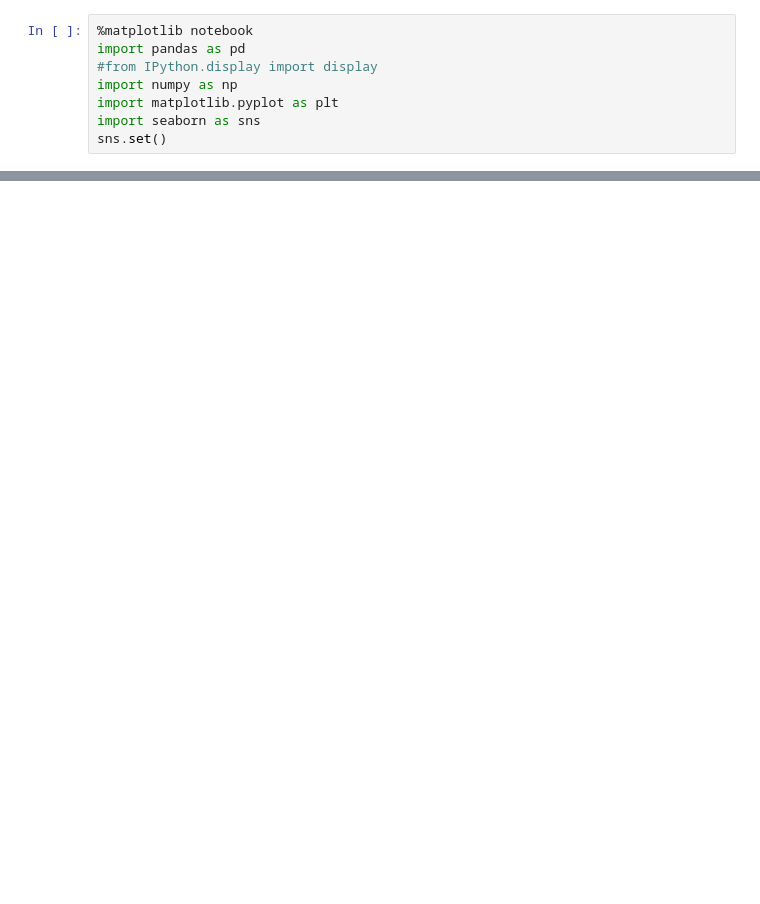
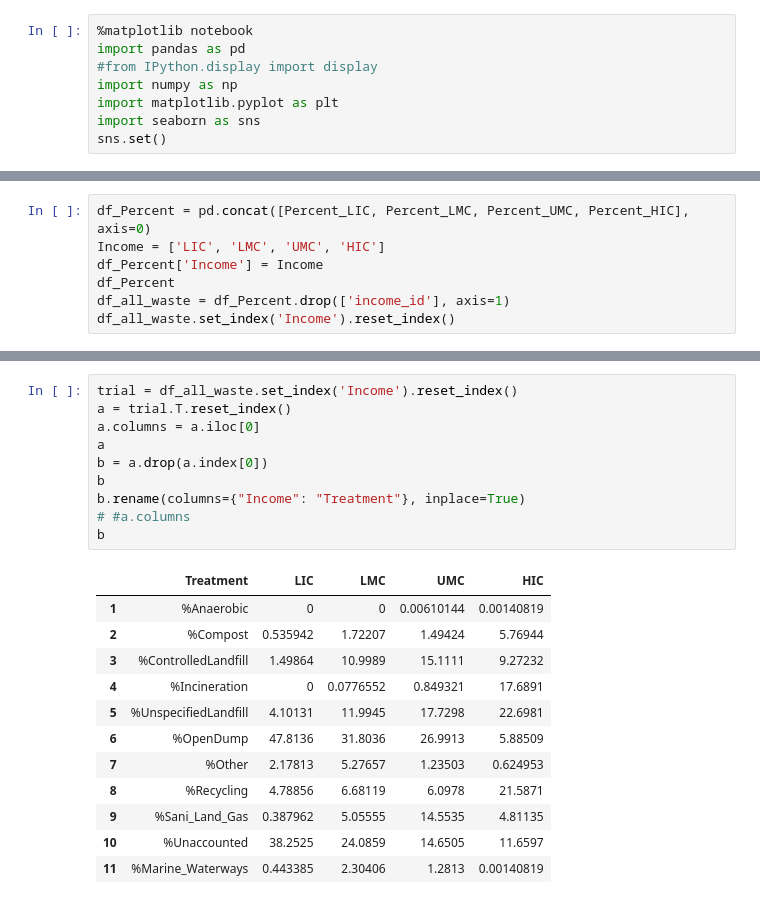
Before and after one commit to ShilpaMuralidhar/WasteManagement, a Jupyter notebook: Data_Science/Untitled.ipynb, the cells around one changed output, grey strips where cells are left out. Cells and saved outputs as stored; diff of their text form; blank space fills up the shorter version.

```diff
--- a/Data_Science/Untitled.ipynb
+++ b/Data_Science/Untitled.ipynb
@@ -41,0 +496,7 @@ df
+# %%
+df_Percent = pd.concat([Percent_LIC, Percent_LMC, Percent_UMC, Percent_HIC], axis=0)
+Income = ['LIC', 'LMC', 'UMC', 'HIC']
+df_Percent['Income'] = Income
+df_Percent
+df_all_waste = df_Percent.drop(['income_id'], axis=1)
+df_all_waste.set_index('Income').reset_index()
@@ -41,0 +509,23 @@ df
+# %%
+trial = df_all_waste.set_index('Income').reset_index()
+a = trial.T.reset_index()
+a.columns = a.iloc[0]
+a
+b = a.drop(a.index[0])
+b
+b.rename(columns={"Income": "Treatment"}, inplace=True)
+# #a.columns
+b
+# %% [output]
+|  | Treatment | LIC | LMC | UMC | HIC |
+| 1 | %Anaerobic | 0 | 0 | 0.00610144 | 0.00140819 |
+| 2 | %Compost | 0.535942 | 1.72207 | 1.49424 | 5.76944 |
+| 3 | %ControlledLandfill | 1.49864 | 10.9989 | 15.1111 | 9.27232 |
+| 4 | %Incineration | 0 | 0.0776552 | 0.849321 | 17.6891 |
+| 5 | %UnspecifiedLandfill | 4.10131 | 11.9945 | 17.7298 | 22.6981 |
+| 6 | %OpenDump | 47.8136 | 31.8036 | 26.9913 | 5.88509 |
+| 7 | %Other | 2.17813 | 5.27657 | 1.23503 | 0.624953 |
+| 8 | %Recycling | 4.78856 | 6.68119 | 6.0978 | 21.5871 |
+| 9 | %Sani_Land_Gas | 0.387962 | 5.05555 | 14.5535 | 4.81135 |
+| 10 | %Unaccounted | 38.2525 | 24.0859 | 14.6505 | 11.6597 |
+| 11 | %Marine_Waterways | 0.443385 | 2.30406 | 1.2813 | 0.00140819 |
```
Also changed, not shown: parts of 20 cells of this notebook, 12 other files.
